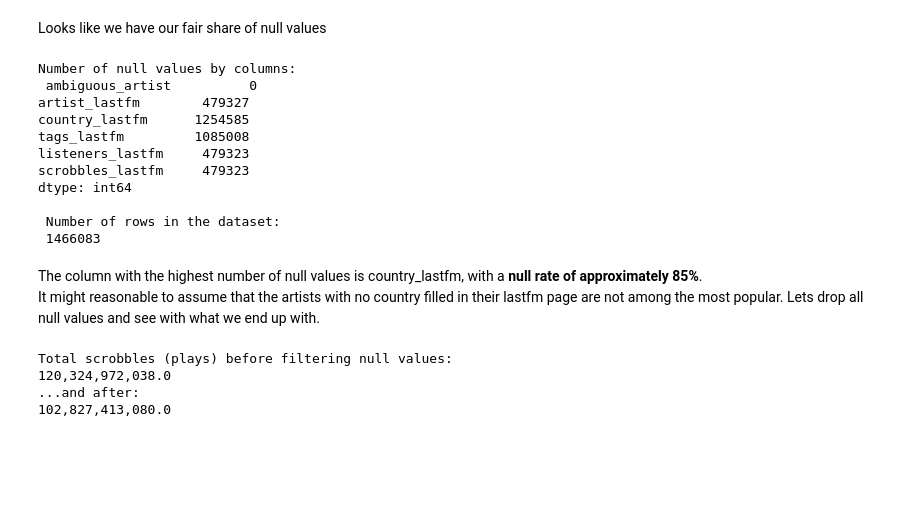
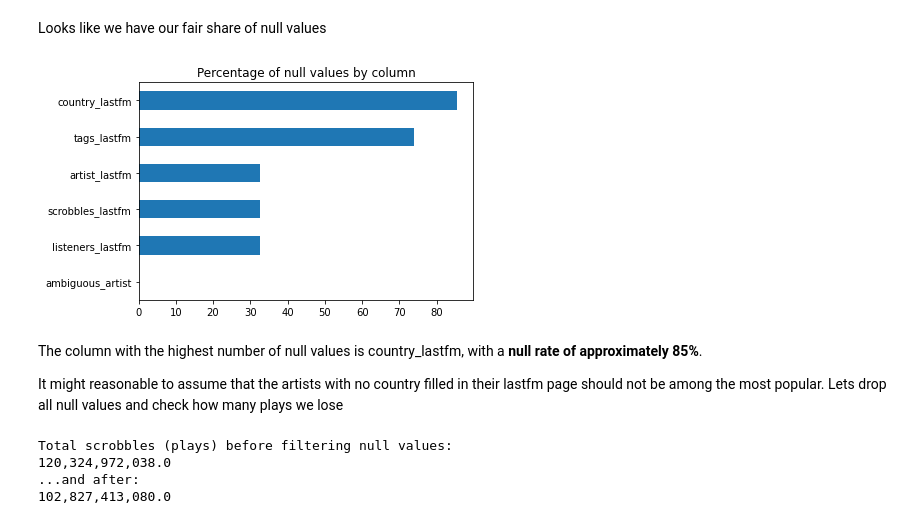
Before and after one commit to tharikhajar/lastfm_popularity, a Jupyter notebook: Pandas_ETL.ipynb, the cells around one changed output. Drawn from its saved outputs; the diff is of its cells as text; code cells hidden in the pictures; blank space fills up the shorter version.

```diff
--- a/Pandas_ETL.ipynb
+++ b/Pandas_ETL.ipynb
@@ -55,24 +55,20 @@ df.tail()
 | 1466082 | False | NaN | South Korea | NaN | NaN | NaN |
 # %% [markdown]
 Looks like we have our fair share of null values
-# %%
-print('Number of null values by columns: \n' ,df.isna().sum())
-print('\n Number of rows in the dataset: \n', len(df))
-# %% [output]
-Number of null values by columns:
- ambiguous_artist          0
-artist_lastfm        479327
-country_lastfm      1254585
-tags_lastfm         1085008
-listeners_lastfm     479323
-scrobbles_lastfm     479323
-dtype: int64
-
- Number of rows in the dataset:
- 1466083
+# %%
+null_rate = (df.isna().sum() / len(df)) * 100
+
+ax = (
+    null_rate
+    .sort_values()
+    .plot.barh(title='Percentage of null values by column')
+    )
+# %% [output]
+[figure, added]
 # %% [markdown]
 The column with the highest number of null values is country_lastfm, with a <b>null rate of approximately 85%</b>. <br>
-It might reasonable to assume that the artists with no country filled in their lastfm page are not among the most popular. Lets drop all null values and see with what we end up with.
+
+It might reasonable to assume that the artists with no country filled in their lastfm page should not be among the most popular. Lets drop all null values and check how many plays we lose
 # %%
 print('Total scrobbles (plays) before filtering null values:')
 print(f'{df["scrobbles_lastfm"].sum():,}')
```
Also changed, not shown: parts of 14 cells of this notebook, 1 other file.
